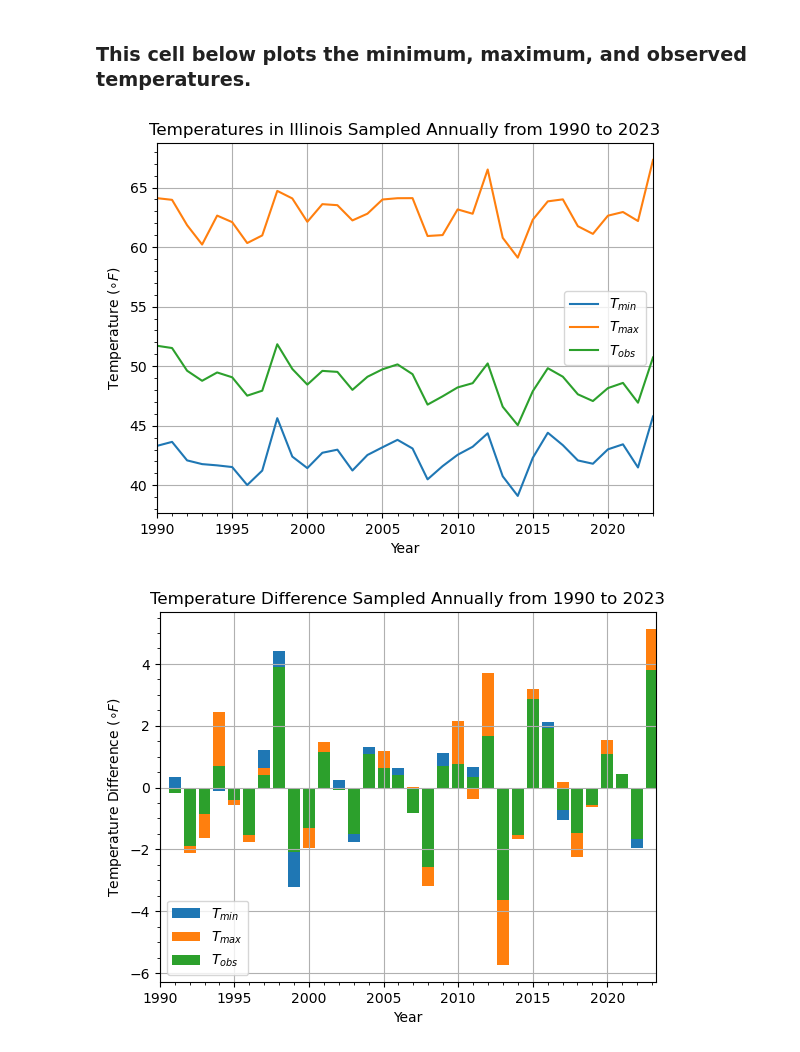
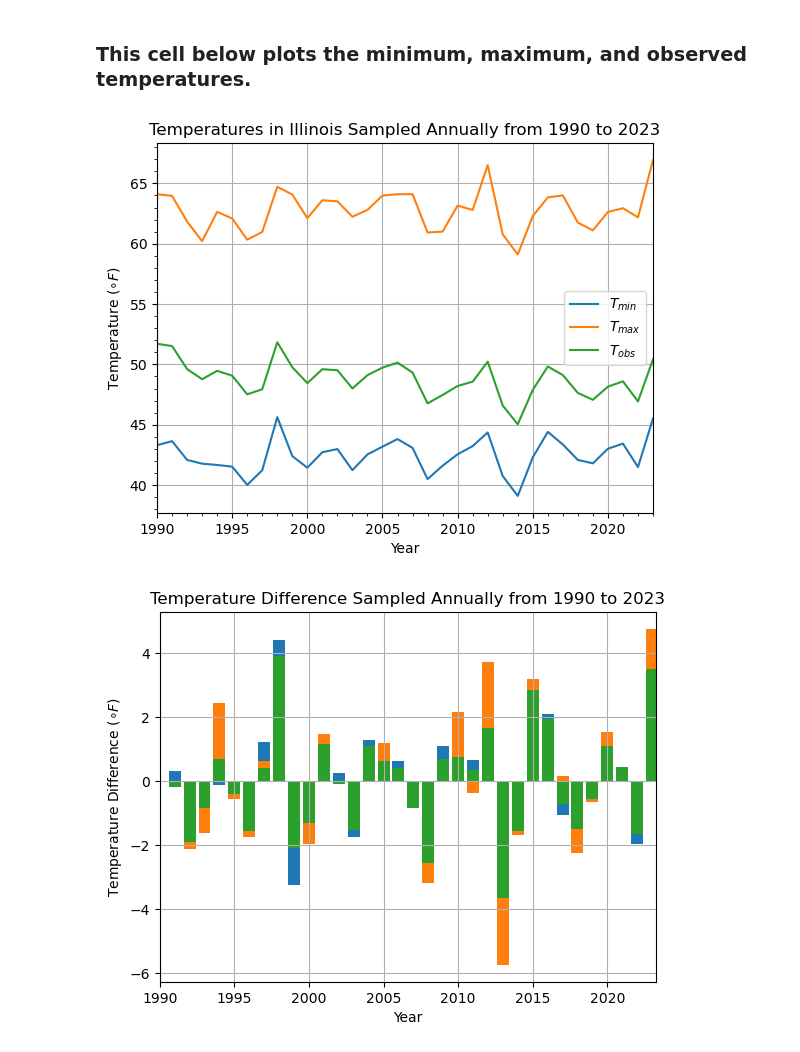
Before and after one commit to hfactor13/IllinoisWeather, a Jupyter notebook: weather_analysis.ipynb, the cells around one changed output. Drawn from its saved outputs; the diff is of its cells as text; code cells hidden in the pictures.

```diff
--- a/weather_analysis.ipynb
+++ b/weather_analysis.ipynb
@@ -66,6 +71,6 @@ raw_weather["time"] = pd.to_timedelta(raw_weather["time"]) # converts string for
 # %%
-raw_weather["date"] = pd.to_datetime(raw_weather["date"]) # converts the string format to a datetime format
-raw_weather["date"] = raw_weather["date"] + raw_weather["time"] # combines date and time into the same column which can be accessed via object attributes
-raw_weather.drop(columns = ["time"], inplace = True) # drops the redundant time column
-raw_weather
+raw_weather_data["date"] = pd.to_datetime(raw_weather_data["date"]) # converts the string format to a datetime format
+raw_weather_data["date"] = raw_weather_data["date"] + raw_weather_data["time"] # combines date and time into the same column which can be accessed via object attributes
+raw_weather_data.drop(columns = ["time"], inplace = True) # drops the redundant time column
+raw_weather_data
 # %% [output]
@@ -85,6 +90,6 @@ raw_weather
 # %% [markdown]
 ### The cell below pivots the element values into columns which are more useful in column format.
 # %%
-raw_weather_pivot = raw_weather.pivot(columns = "element", values = "value") # converts the categorical data in the elements column to their own respective columns
+raw_weather_pivot = raw_weather_data.pivot(columns = "element", values = "value")
 raw_weather_pivot
 # %% [output]
@@ -104,12 +109,8 @@ raw_weather_pivot
 # %%
-transformed_data = pd.concat([raw_weather, raw_weather_pivot], axis = 1) # combine the newly generated columns with the existing dataframe
+transformed_data = pd.concat([raw_weather_data, raw_weather_pivot], axis = 1) # combine the newly generated columns with the existing dataframe
 transformed_data.drop(columns = ["element", "value"], inplace = True) # drop the element and value columns
 transformed_data["TMIN"] = 9/5 * (transformed_data["TMIN"] / 10) + 32 # converting from tenths of a degree Celsius to Fahrenheit
 transformed_data["TMAX"] = 9/5 * (transformed_data["TMAX"] / 10) + 32
-transformed_data["TAVG"] = 9/5 * (transformed_data["TAVG"] / 10) + 32
 transformed_data["TOBS"] = 9/5 * (transformed_data["TOBS"] / 10) + 32
-transformed_data["PRCP"] = transformed_data["PRCP"] / 10 * 25.4 # converting tenths of a millimeter to inches
-transformed_data["SNOW"] = transformed_data["SNOW"] * 25.4 # converting millimeters to inches
-transformed_data["SNWD"] = transformed_data["SNWD"] * 25.4
 transformed_data
 # %% [output]
@@ -132,6 +133,8 @@ transformed_data
 # Resample the temperature data annually and calculate the mean
 numeric_data = transformed_data.select_dtypes(include = ["datetime64[ns]", "float"])
 resampled_data = numeric_data.resample("Y", on="date").mean()
+resampled_data = resampled_data.join(transformed_data["name"])
+resampled_data.index = pd.to_datetime(resampled_data.index)
 tmin_label = r"$T_{min}$"
 tmax_label = r"$T_{max}$"
 tobs_label = r"$T_{obs}$"
@@ -161,32 +164,30 @@ plt.minorticks_on()
 # Show the plot
 plt.show()
 # %% [output]
-[figure, old version]
+[figure, new version]
 # %%
 # Plotting the temperature gradient (difference) for TMIN, TMAX, TOBS
 plt.bar(resampled_data.index.year, resampled_data["TMIN"].diff(), label = tmin_label)
 plt.bar(resampled_data.index.year, resampled_data["TMAX"].diff(), label = tmax_label)
 plt.bar(resampled_data.index.year, resampled_data["TOBS"].diff(), label = tobs_label)
 
 # Adding labels
 plt.xlabel("Year")
 plt.ylabel(r"Temperature Difference ($\circ F$)")
 
-# Display a legend
-plt.legend(loc = "lower left")
-
 # Fix the x-range so that all the bars for each year display properly
 plt.xlim(resampled_data.index.year.min(), resampled_data.index.year.max() + 0.25)
 
 # Adding a title
 plt.title("Temperature Difference Sampled Annually from 1990 to 2023")
 
 # Display grid and minor ticks
 plt.grid()
-plt.minorticks_on()
+
+plt.xticks(minor = True)
 
 # Show the plot
 plt.show()
 # %% [output]
-[figure, old version]
+[figure, new version]
 # %%
```
Also changed, not shown: parts of 20 cells of this notebook, 1 other file.
